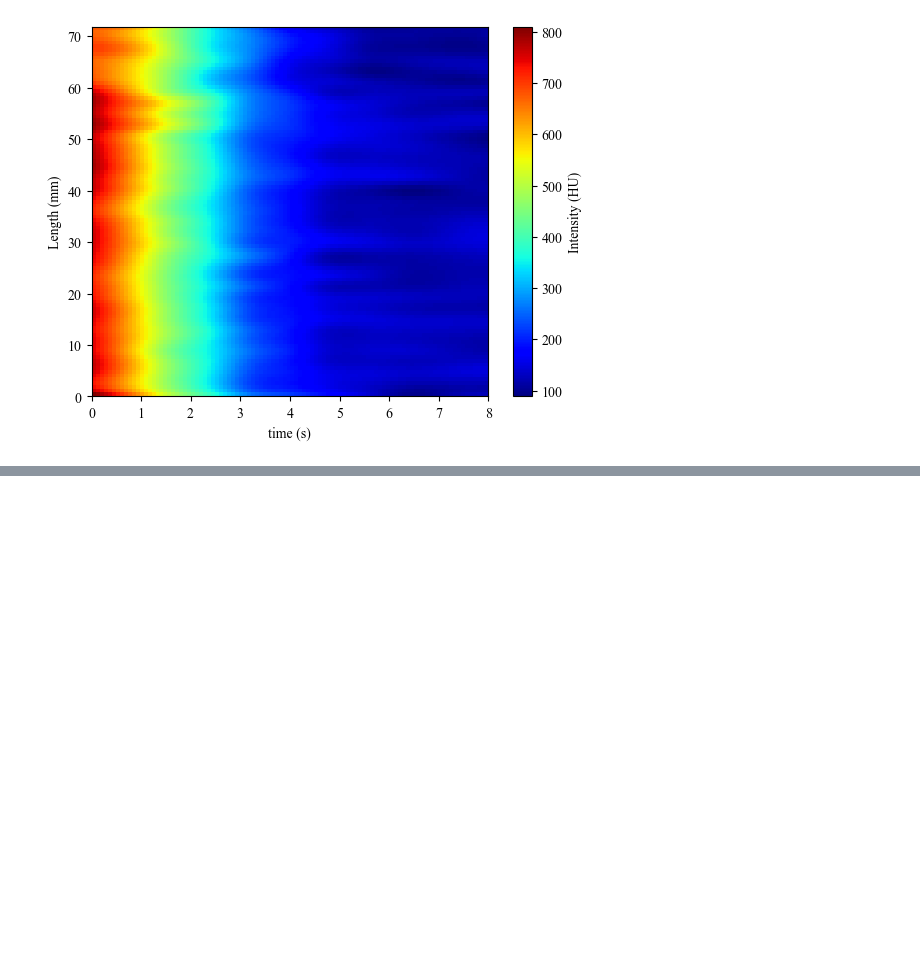
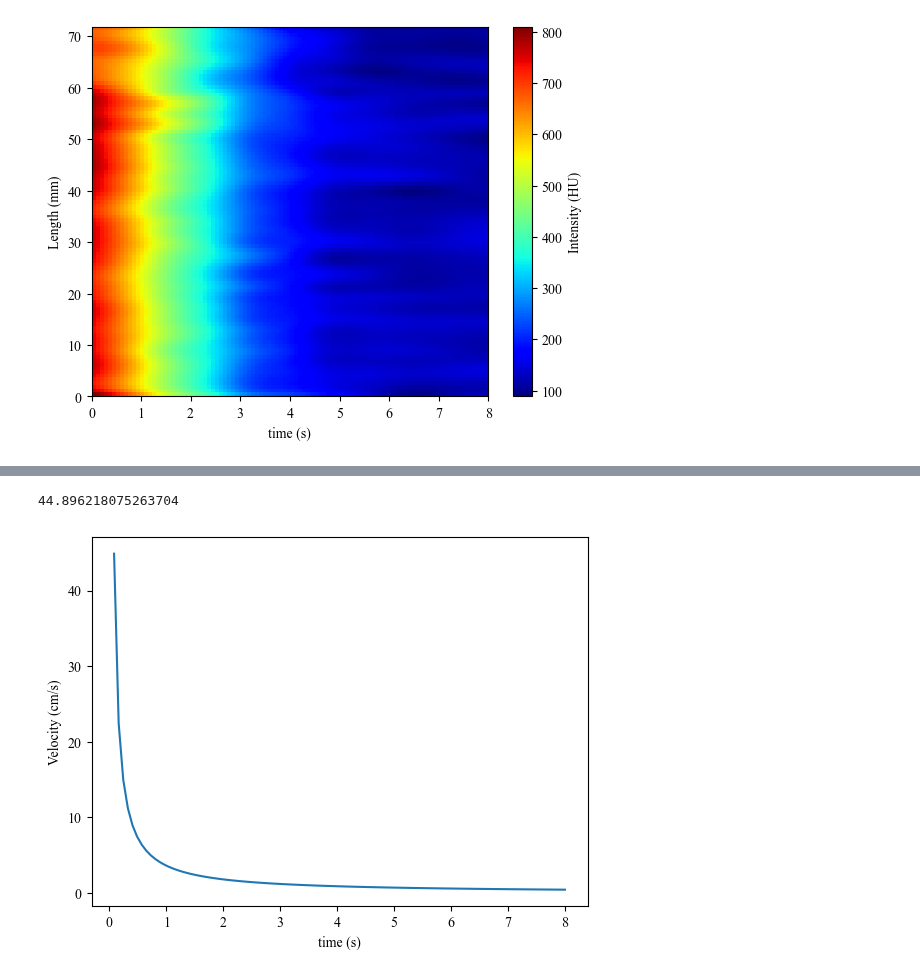
Before and after one commit to aseresti/ContrastDispersion, a Jupyter notebook: scripts/TestAutoPipeline.ipynb, the cells around one changed output, grey strips where cells are left out. Saved outputs shown, nothing was run; the diff lists cells and outputs as text; code cells hidden in the pictures; blank space fills up the shorter version.

Commit message:
Add velocity estimation based on phase shift

```diff
--- a/scripts/TestAutoPipeline.ipynb
+++ b/scripts/TestAutoPipeline.ipynb
@@ -927,0 +928,21 @@ ax.set_zbound([100, 800])
+# %%
+Velocity = []
+for t1 in range(1,len(time)):
+    C0 = C_Gaussian_filter[t1,:]
+    C1 = C_interp[t1,:]
+
+    cross_corr = np.correlate(C0, C1, mode='same')
+    idx = np.argmax(cross_corr)
+    delta_x = x_new[idx]
+    velocity = delta_x/time[t1]
+    Velocity.append(velocity/10)
+
+plt.figure()
+plt.plot(time[1:], Velocity)
+plt.ylabel("Velocity (cm/s)")
+plt.xlabel("time (s)")
+
+print(Velocity[0])
+# %% [output]
+44.896218075263704
+[figure, added]
```
Also changed, not shown: parts of 3 cells of this notebook.
